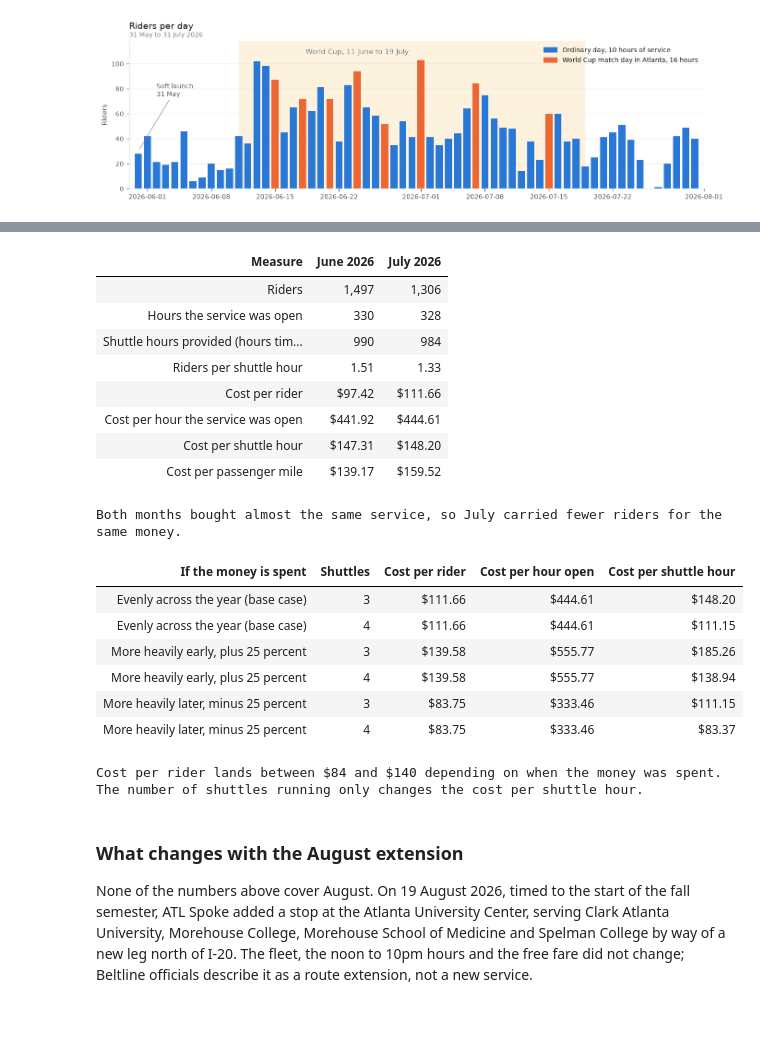
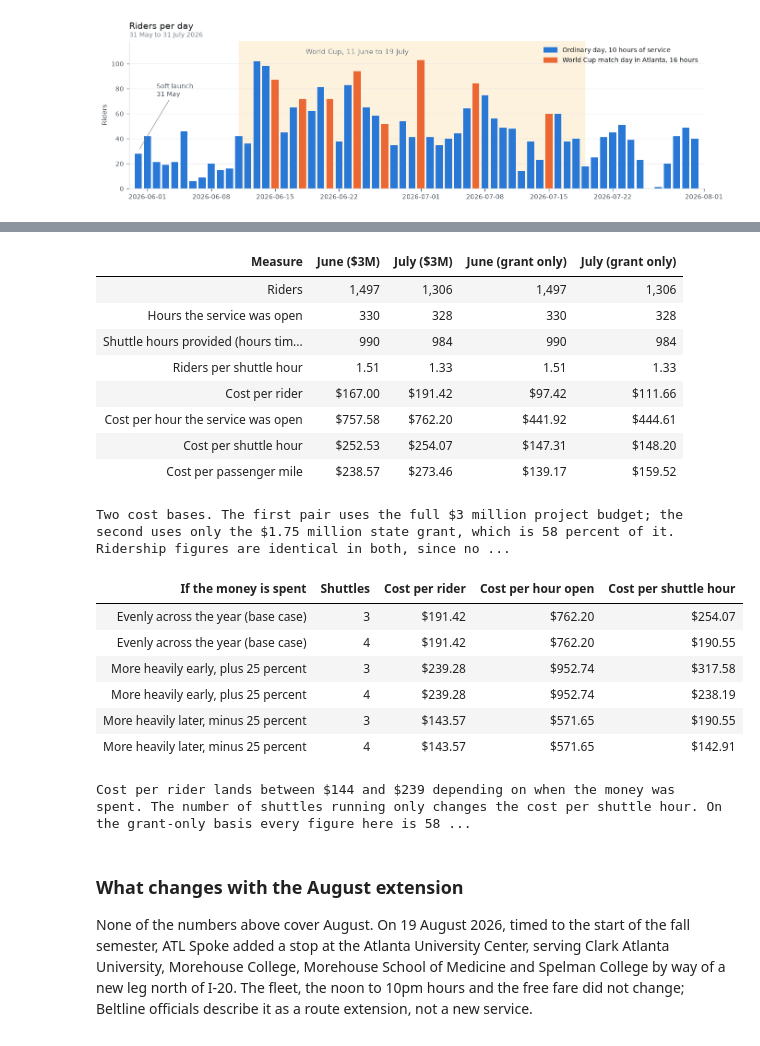
Before and after one commit to mikehikes/beep-analysis, a Jupyter notebook: executive_summary.ipynb, the cells around one changed output, grey strips where cells are left out. Drawn from its saved outputs; the diff is of its cells as text; code cells hidden in the pictures.

```diff
--- a/executive_summary.ipynb
+++ b/executive_summary.ipynb
@@ -163,48 +183,52 @@ July are months one to three of the pilot, so if spending is front-loaded these
 more than average, not less. Second, how many of the four shuttles actually run at once. We
 assume three, based on a 34-minute loop and a shuttle every 12 to 15 minutes.
 # %%
-table(["Measure", "June 2026", "July 2026"],
-      [["Riders", "1,497", "1,306"],
-       ["Hours the service was open", "330", "328"],
-       ["Shuttle hours provided (hours times vehicles)", "990", "984"],
-       ["Riders per shuttle hour", "1.51", "1.33"],
-       ["Cost per rider", "$97.42", "$111.66"],
-       ["Cost per hour the service was open", "$441.92", "$444.61"],
-       ["Cost per shuttle hour", "$147.31", "$148.20"],
-       ["Cost per passenger mile", "$139.17", "$159.52"]],
-      note="Both months bought almost the same service, so July carried fewer riders for the "
-           "same money.")
+table(["Measure", "June ($3M)", "July ($3M)", "June (grant only)", "July (grant only)"],
+      [["Riders", "1,497", "1,306", "1,497", "1,306"],
+       ["Hours the service was open", "330", "328", "330", "328"],
+       ["Shuttle hours provided (hours times vehicles)", "990", "984", "990", "984"],
+       ["Riders per shuttle hour", "1.51", "1.33", "1.51", "1.33"],
+       ["Cost per rider", "$167.00", "$191.42", "$97.42", "$111.66"],
+       ["Cost per hour the service was open", "$757.58", "$762.20", "$441.92", "$444.61"],
+       ["Cost per shuttle hour", "$252.53", "$254.07", "$147.31", "$148.20"],
+       ["Cost per passenger mile", "$238.57", "$273.46", "$139.17", "$159.52"]],
+      note="Two cost bases. The first pair uses the full $3 million project budget; the second "
+           "uses only the $1.75 million state grant, which is 58 percent of it. Ridership "
+           "figures are identical in both, since no cost enters them. Both months bought almost "
+           "the same service, so July carried fewer riders for the same money.")
 # %% [output]
-| Measure | June 2026 | July 2026 |
-| Riders | 1,497 | 1,306 |
-| Hours the service was open | 330 | 328 |
-| Shuttle hours provided (hours tim... | 990 | 984 |
-| Riders per shuttle hour | 1.51 | 1.33 |
-| Cost per rider | $97.42 | $111.66 |
-| Cost per hour the service was open | $441.92 | $444.61 |
-| Cost per shuttle hour | $147.31 | $148.20 |
-| Cost per passenger mile | $139.17 | $159.52 |
+| Measure | June ($3M) | July ($3M) | June (grant only) | July (grant only) |
+| Riders | 1,497 | 1,306 | 1,497 | 1,306 |
+| Hours the service was open | 330 | 328 | 330 | 328 |
+| Shuttle hours provided (hours tim... | 990 | 984 | 990 | 984 |
+| Riders per shuttle hour | 1.51 | 1.33 | 1.51 | 1.33 |
+| Cost per rider | $167.00 | $191.42 | $97.42 | $111.66 |
+| Cost per hour the service was open | $757.58 | $762.20 | $441.92 | $444.61 |
+| Cost per shuttle hour | $252.53 | $254.07 | $147.31 | $148.20 |
+| Cost per passenger mile | $238.57 | $273.46 | $139.17 | $159.52 |
-Both months bought almost the same service, so July carried fewer riders for the same money.
+Two cost bases. The first pair uses the full $3 million project budget; the second uses only the $1.75 million state grant, which is 58 percent of it. Ridership figures are identical in both, since no ...
 # %%
 table(["If the money is spent", "Shuttles", "Cost per rider", "Cost per hour open",
        "Cost per shuttle hour"],
-      [["Evenly across the year (base case)", "3", "$111.66", "$444.61", "$148.20"],
-       ["Evenly across the year (base case)", "4", "$111.66", "$444.61", "$111.15"],
-       ["More heavily early, plus 25 percent", "3", "$139.58", "$555.77", "$185.26"],
-       ["More heavily early, plus 25 percent", "4", "$139.58", "$555.77", "$138.94"],
-       ["More heavily later, minus 25 percent", "3", "$83.75", "$333.46", "$111.15"],
-       ["More heavily later, minus 25 percent", "4", "$83.75", "$333.46", "$83.37"]],
-      note="Cost per rider lands between $84 and $140 depending on when the money was spent. "
-           "The number of shuttles running only changes the cost per shuttle hour.")
+      [["Evenly across the year (base case)", "3", "$191.42", "$762.20", "$254.07"],
+       ["Evenly across the year (base case)", "4", "$191.42", "$762.20", "$190.55"],
+       ["More heavily early, plus 25 percent", "3", "$239.28", "$952.74", "$317.58"],
+       ["More heavily early, plus 25 percent", "4", "$239.28", "$952.74", "$238.19"],
+       ["More heavily later, minus 25 percent", "3", "$143.57", "$571.65", "$190.55"],
+       ["More heavily later, minus 25 percent", "4", "$143.57", "$571.65", "$142.91"]],
+      note="Cost per rider lands between $144 and $239 depending on when the money was spent. "
+           "The number of shuttles running only changes the cost per shuttle hour. On the "
+           "grant-only basis every figure here is 58 percent of what is shown, so the "
+           "equivalent range is $84 to $140.")
 # %% [output]
 | If the money is spent | Shuttles | Cost per rider | Cost per hour open | Cost per shuttle hour |
-| Evenly across the year (base case) | 3 | $111.66 | $444.61 | $148.20 |
-| Evenly across the year (base case) | 4 | $111.66 | $444.61 | $111.15 |
-| More heavily early, plus 25 percent | 3 | $139.58 | $555.77 | $185.26 |
-| More heavily early, plus 25 percent | 4 | $139.58 | $555.77 | $138.94 |
-| More heavily later, minus 25 percent | 3 | $83.75 | $333.46 | $111.15 |
-| More heavily later, minus 25 percent | 4 | $83.75 | $333.46 | $83.37 |
+| Evenly across the year (base case) | 3 | $191.42 | $762.20 | $254.07 |
+| Evenly across the year (base case) | 4 | $191.42 | $762.20 | $190.55 |
+| More heavily early, plus 25 percent | 3 | $239.28 | $952.74 | $317.58 |
+| More heavily early, plus 25 percent | 4 | $239.28 | $952.74 | $238.19 |
+| More heavily later, minus 25 percent | 3 | $143.57 | $571.65 | $190.55 |
+| More heavily later, minus 25 percent | 4 | $143.57 | $571.65 | $142.91 |
-Cost per rider lands between $84 and $140 depending on when the money was spent. The number of shuttles running only changes the cost per shuttle hour.
+Cost per rider lands between $144 and $239 depending on when the money was spent. The number of shuttles running only changes the cost per shuttle hour. On the grant-only basis every figure here is 58 ...
 # %% [markdown]
 ### What changes with the August extension
 
```
Also changed, not shown: parts of 8 cells of this notebook, 4 other files.
